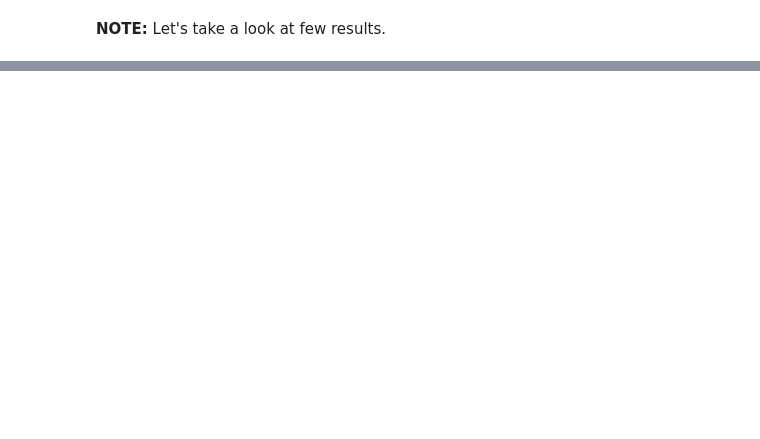
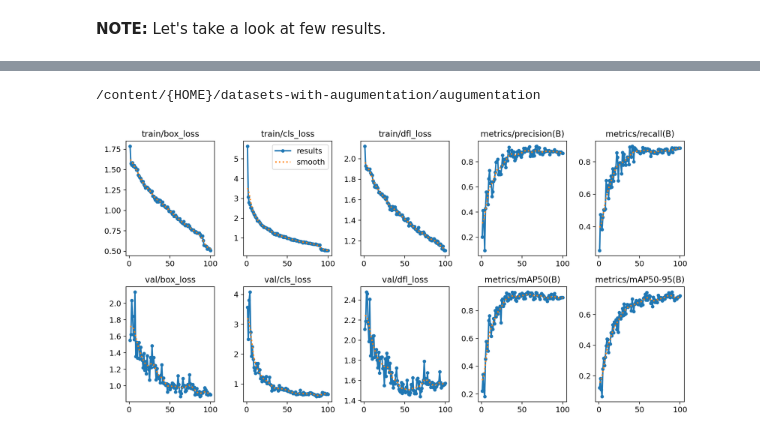
Before and after one commit to Joshuajee/AI-ML-PROJECTS, a Jupyter notebook: deeplearning/object detection/yolov8.ipynb, the cells around one changed output, grey strips where cells are left out. Saved outputs shown, nothing was run; the diff lists cells and outputs as text; code cells hidden in the pictures; blank space fills up the shorter version.

```diff
--- a/deeplearning/object detection/yolov8.ipynb
+++ b/deeplearning/object detection/yolov8.ipynb
@@ -205,0 +236,6 @@ for image_path in image_paths:
+# %%
+%cd {HOME}/augumentation
+Image(filename=f'{HOME}/augumentation/runs/detect/train/results.png', width=600)
+# %% [output]
+/content/{HOME}/datasets-with-augumentation/augumentation
+[figure, added]
```
Also changed, not shown: parts of 19 cells of this notebook.
